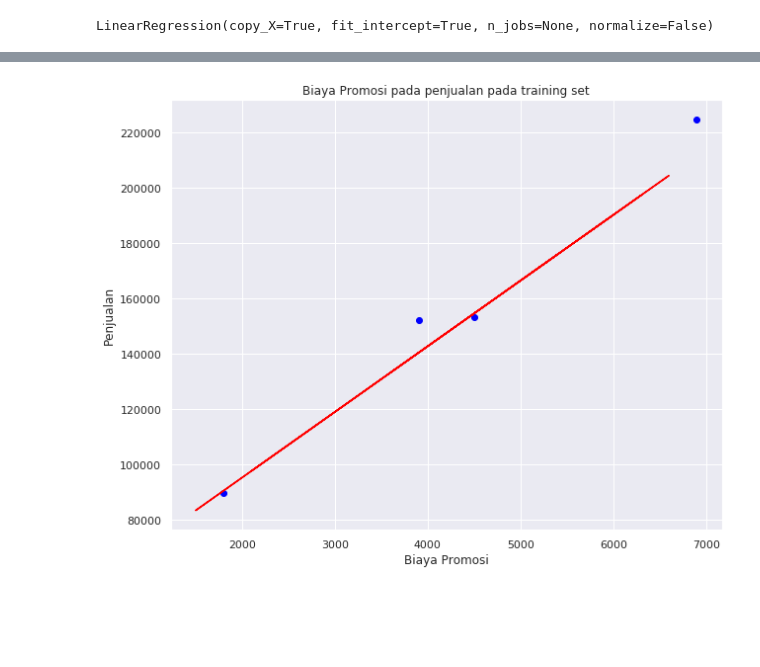
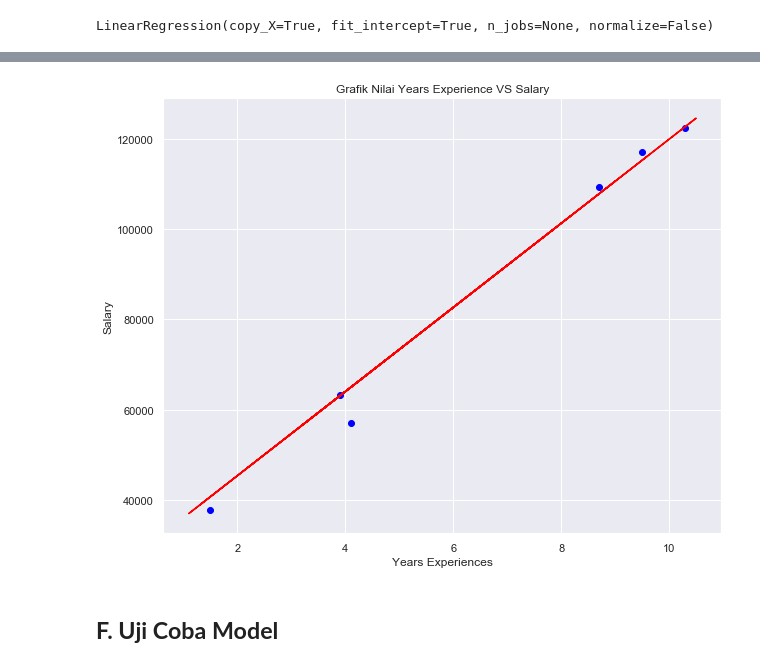
Before and after one commit to gustianh/data-science, a Jupyter notebook: SimpleRegresiLinear/Simple_Regresi_Linier.ipynb, the cells around one changed output, grey strips where cells are left out. Saved outputs shown, nothing was run; the diff lists cells and outputs as text; code cells hidden in the pictures; blank space fills up the shorter version.

```diff
--- a/SimpleRegresiLinear/Simple_Regresi_Linier.ipynb
+++ b/SimpleRegresiLinear/Simple_Regresi_Linier.ipynb
@@ -16,2 +22,2 @@ Saving sales.csv to sales.csv
 # %%
-sales = pd.read_csv('sales.csv')
+data = pd.read_csv('Salary_Data.csv')
@@ -80,0 +111,3 @@ Head untuk melihat data yang paling atas, diambil secara urut 5 data, dimulai da
+# %%
+x = data.iloc[:,:-1].values
+y = data.iloc[:,1].values
@@ -122,18 +169,20 @@ plt.show()
 # %%
 #Visualisasi data pada test set
 #Ukuran Plot
 plt.figure(figsize=(10,8))
 #Biru adalah data observasi
 plt.scatter(X_test, y_test, color ='blue')
 #Garis Merah adalah hasil prediction dari ML
 plt.plot(X_train, regressor.predict(X_train),color='red')
 #memberi judul dan label
-plt.title("Biaya Promosi pada penjualan pada training set")
-plt.xlabel('Biaya Promosi')
-plt.ylabel('Penjualan')
+plt.title("Grafik Nilai Years Experience VS Salary")
+plt.xlabel('Years Experiences')
+plt.ylabel('Salary')
 plt.show()
 # %% [output]
-[figure, old version]
+[figure, new version]
+# %% [markdown]
+## **F. Uji Coba Model**
 # %%
 import ipywidgets as widgets
 from IPython.display import display
```
Also changed, not shown: parts of 35 cells of this notebook, 1 other file.
